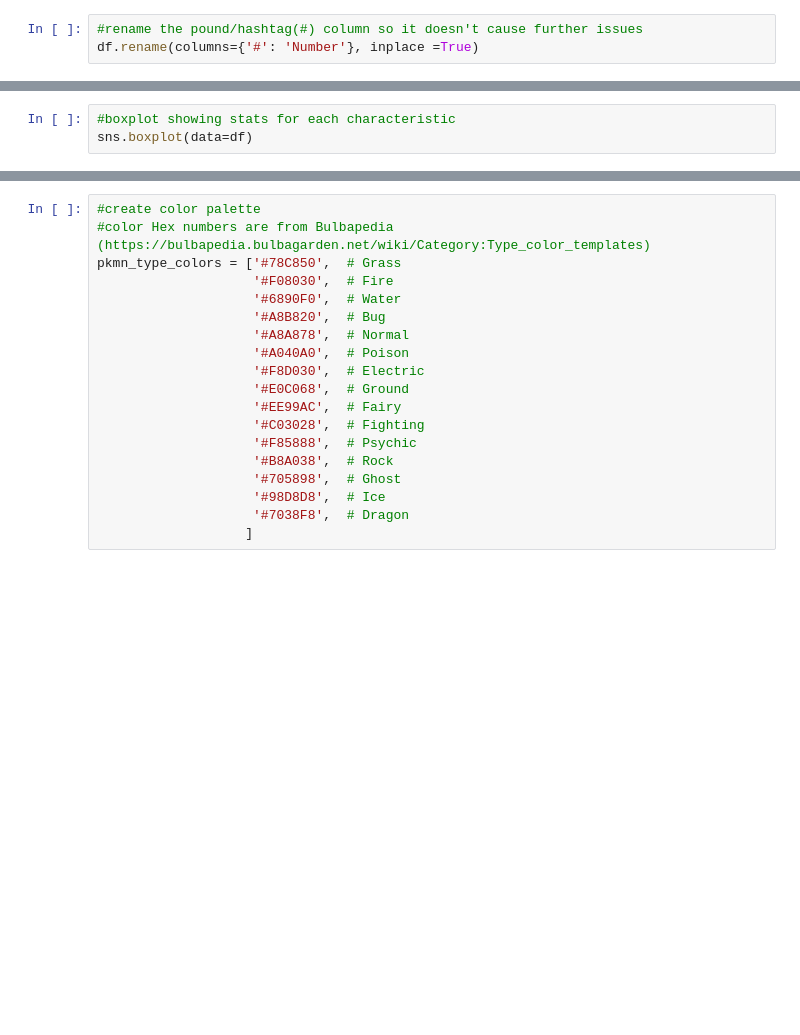
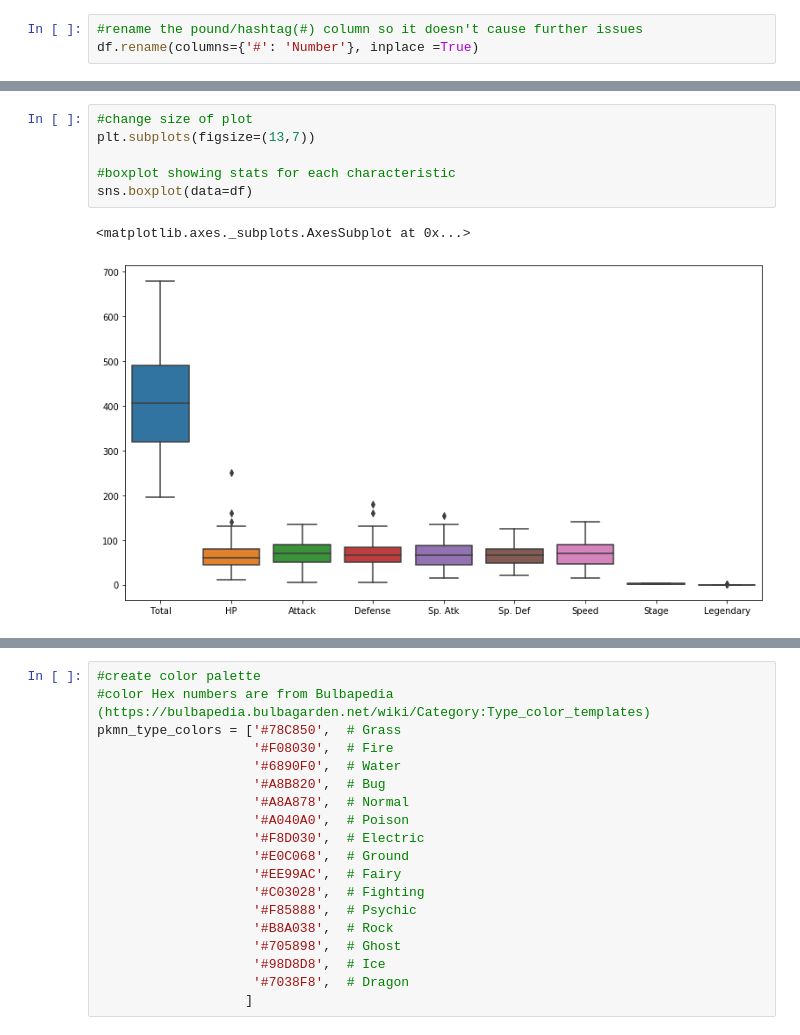
Before and after one commit to mc-data-analytics/Intro_DataAnalytics_archived2020.06.21, a Jupyter notebook: Module 1.4 - Data Visualization.ipynb, the cells around one changed output, grey strips where cells are left out. Cells and saved outputs as stored; diff of their text form; blank space fills up the shorter version.

```diff
--- a/Module 1.4 - Data Visualization.ipynb
+++ b/Module 1.4 - Data Visualization.ipynb
@@ -30,6 +75,12 @@ sns.lmplot(x='Attack', y='Defense', data=df,
 # %%
+#change size of plot
+plt.subplots(figsize=(13,7))
+
 #boxplot showing stats for each characteristic
 sns.boxplot(data=df)
+# %% [output]
+<matplotlib.axes._subplots.AxesSubplot at 0x...>
+[figure, added]
 # %%
 #create a dataframe containing the stats for each Pokemon
 #drop Total, Stage, and Legendary
```
Also changed, not shown: parts of 23 cells of this notebook.
